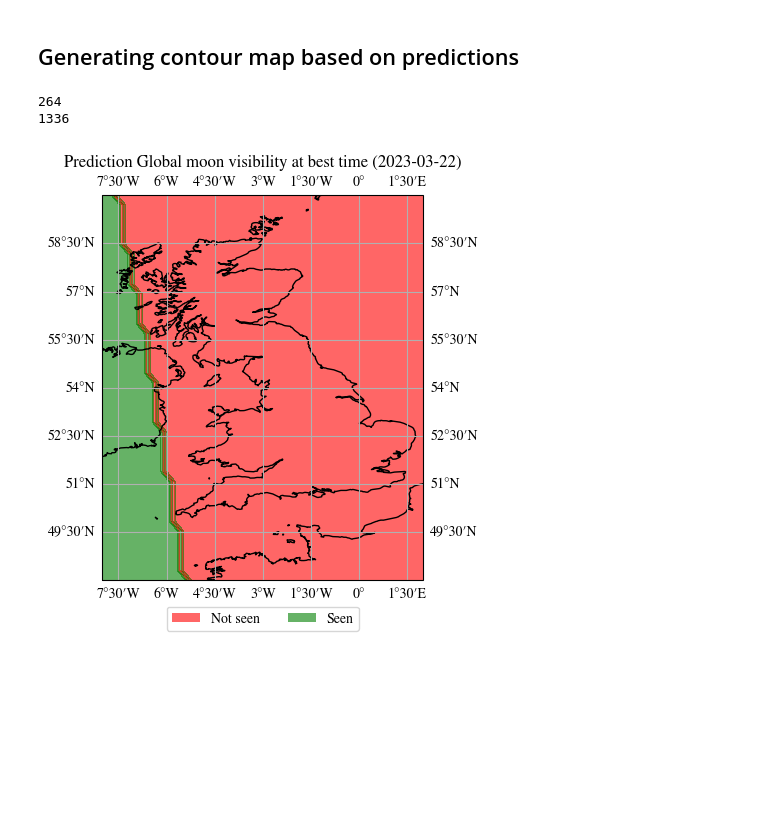
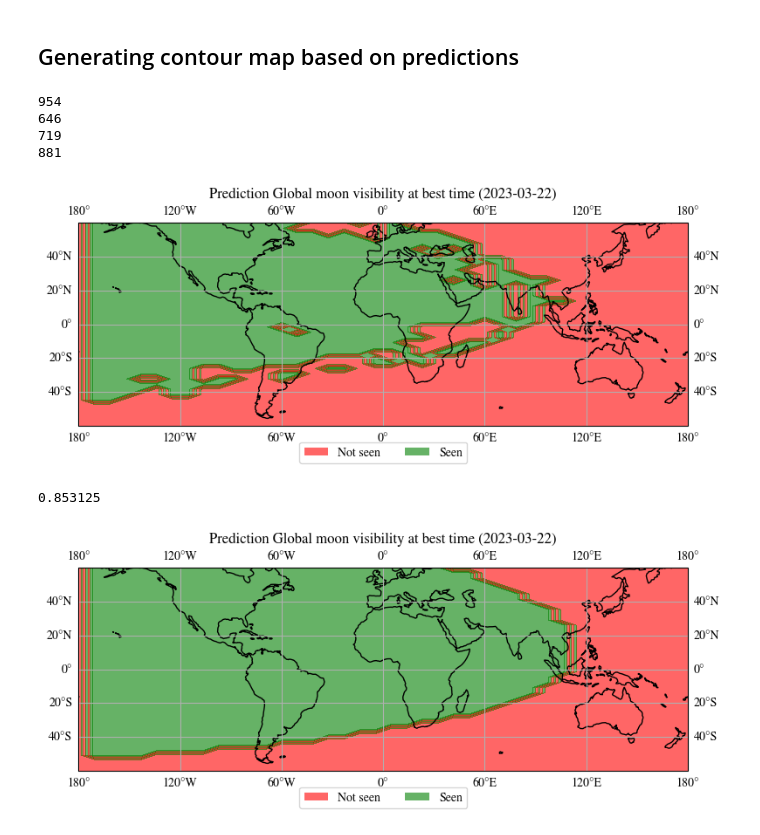
Before and after one commit to EmmaAlexander/mphys-moon, a Jupyter notebook: Code/moon_visibility_ML_predictions.ipynb, the cells around one changed output. Drawn from its saved outputs; the diff is of its cells as text; code cells hidden in the pictures; blank space fills up the shorter version.

Commit message:
Added ML predicted contour plots

```diff
--- a/Code/moon_visibility_ML_predictions.ipynb
+++ b/Code/moon_visibility_ML_predictions.ipynb
@@ -78,7 +78,8 @@ data = pd.concat([icouk_data,icop_data,alrefay_data,yallop_data])
 print(f"Loaded {data.shape[0]} rows")
 
 #Drop index, dependent parameters (q value etc) and visibility scale
-data = data.drop(["Index","Date", "Longitude", "Lag","Latitude","q","W","q'","W'","Sunset","Moonset","Visibility","Source","Cloud Level"], axis = 1)
+VARS_TO_DROP = ["Index","Date", "Longitude", "Lag","Latitude","q","W","q'","W'","Sunset","Moonset"]
+data = data.drop(VARS_TO_DROP+["Visibility","Source","Cloud Level"], axis = 1)
 
 if MULTI_OUTPUT_METHOD:
     data = data.drop(["Seen", "Method"], axis = 1) # replaced by methods column
@@ -233,55 +234,82 @@ ROC curve 0.9337078291358447
 # %% [markdown]
 ## Generating contour map based on predictions
 # %%
-def create_contour_plot(obs_date,min_lat, max_lat, min_lon, max_lon, no_of_points):
-    file_path = f'..\\Data\\Generated\\{obs_date.to_datetime().date()} LAT {min_lat} {max_lat} LON {min_lon} {max_lon} {no_of_points}x{no_of_points}.csv'
-    generated_params = pd.read_csv(file_path)
-    generated_params = generated_params.drop(["Index","Date","Longitude", "Lag","Latitude","Sunset","Moonset","q","W","q'","W'"], axis = 1)
-    prediction = model.predict(generated_params)
+def contour_plot(lat_arr, lon_arr, qvals):
 
-    if not XGBOOST:
-        prediction[prediction=="Seen"] = 1
-        prediction[prediction=="Not_seen"] = 0
-        prediction = prediction.astype(int)
-
-    print(prediction[prediction==1].shape[0])
-    print(prediction[prediction==0].shape[0])
-
-    #Plots moon visibility across a world map
-    lat_arr = np.linspace(min_lat, max_lat, no_of_points)
-    lon_arr = np.linspace(min_lon, max_lon, no_of_points)
-    x, y = np.meshgrid(lon_arr,lat_arr,indexing='ij')
     plt.figure(figsize=(9,5))
     plt.rcParams['mathtext.fontset'] = 'stix'
     plt.rcParams['font.family'] = 'STIXGeneral'
 
-    prediction = prediction.reshape((len(lat_arr),len(lon_arr)))
+    x, y = np.meshgrid(lon_arr,lat_arr,indexing='xy')
+    sqqvals = np.reshape(qvals,(len(lat_arr),len(lon_arr)))
 
     ax = plt.axes(projection=ccrs.PlateCarree())
     ax.coastlines()
     ax.gridlines(draw_labels=True, dms=True, x_inline=False, y_inline=False)
-    cs = plt.contourf(x, y , prediction,alpha=0.6, extend='max',colors=["red","green"])
+    cs = plt.contourf(x, y , sqqvals,alpha=0.6, extend='max',colors=["red","green"])
 
     #plt.colorbar(cs)
     nm = cs.legend_elements()[0]
     lbl = ["Not seen",'Seen']
     plt.legend(nm, lbl, loc='upper center', bbox_to_anchor=(0.5, -0.05), ncol=len(lbl))
 
     #plt.ylim(-90,90)
     #plt.xlim(-180,180)
-    ax.set_extent((min_lon, max_lon,min_lat, max_lat),crs=ccrs.PlateCarree())
+    #ax.set_extent((min_lon, max_lon,min_lat, max_lat),crs=ccrs.PlateCarree())
 
     title_date = obs_date.to_datetime().date()
     plt.title(f"Prediction Global moon visibility at best time ({title_date})")
     plt.savefig(f"..\\Graphs\\Prediction Global moon visibility at best time ({title_date}).png",dpi=200)
     plt.show()
 
+
+def create_contour_plot(obs_date,min_lat, max_lat, min_lon, max_lon, no_of_points):
+    file_path = f'..\\Data\\Generated\\{obs_date.to_datetime().date()} LAT {min_lat} {max_lat} LON {min_lon} {max_lon} {no_of_points}x{no_of_points}'
+    generated_params = pd.read_csv(file_path+'.csv')
+
+    yallop_prediction = generated_params["Seen"].to_numpy()
+    yallop_prediction[yallop_prediction=="S"] = 1
+    yallop_prediction[yallop_prediction=="N"] = 0
+    yallop_prediction = yallop_prediction.astype(int)
+
+    generated_params = generated_params.drop(VARS_TO_DROP+["q","W","q'","W'","Seen"], axis = 1)
+    prediction = model.predict(generated_params)
+
+    if not XGBOOST:
+        prediction[prediction=="Seen"] = 1
+        prediction[prediction=="Not_seen"] = 0
+        prediction = prediction.astype(int)
+
+    print(yallop_prediction[yallop_prediction==1].shape[0])
+    print(yallop_prediction[yallop_prediction==0].shape[0])
+    print(prediction[prediction==1].shape[0])
+    print(prediction[prediction==0].shape[0])
+
+    #Plots moon visibility across a world map
+    lat_arr = np.linspace(min_lat, max_lat, no_of_points)
+    lon_arr = np.linspace(min_lon, max_lon, no_of_points)
+
+    contour_plot(lat_arr, lon_arr, prediction)
+
+
+    print(accuracy_score(prediction,yallop_prediction))
+    generated_params["Seen"] = yallop_prediction
+    generated_params["Prediction"] = prediction
+
+    contour_plot(lat_arr, lon_arr, yallop_prediction)
+    generated_params.to_csv(file_path+'prediction.csv')
+
+
 obs_date = Time("2023-03-22")
 #obs_date = Time("2023-11-15")
-#create_contour_plot(obs_date,min_lat=-60, max_lat=60, min_lon=-180, max_lon=180, no_of_points=40)
+create_contour_plot(obs_date,min_lat=-60, max_lat=60, min_lon=-180, max_lon=180, no_of_points=40)
 
-create_contour_plot(obs_date,min_lat=48, max_lat=60, min_lon=-8, max_lon=2, no_of_points=40)
+#create_contour_plot(obs_date,min_lat=48, max_lat=60, min_lon=-8, max_lon=2, no_of_points=40)
 # %% [output]
-264
-1336
+954
+646
+719
+881
-[figure, old version]
+[figure, new version]
+0.853125
+[figure, added]
```
Also changed, not shown: parts of 2 cells of this notebook, 12 other files.
